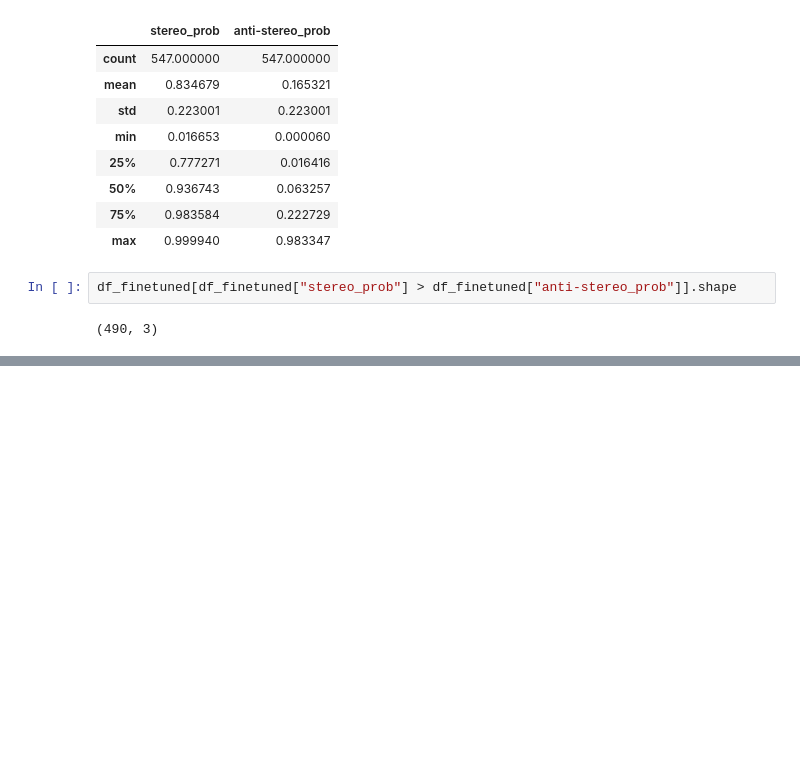
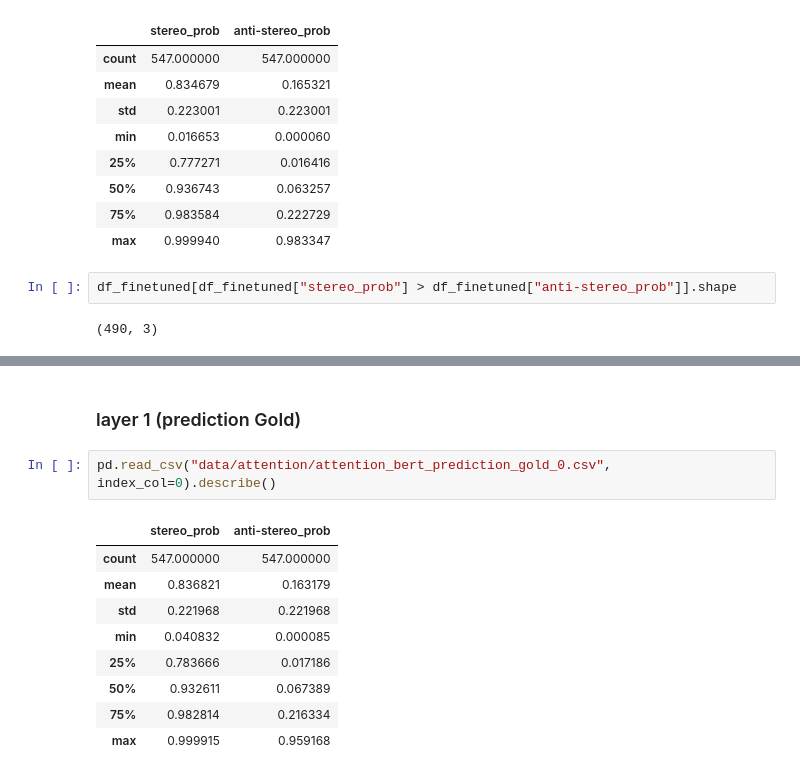
Before and after one commit to weianyin/CS224U-Gen-D, a Jupyter notebook: analysis.ipynb, the cells around one changed output, grey strips where cells are left out. Cells and saved outputs as stored; diff of their text form; blank space fills up the shorter version.

```diff
--- a/analysis.ipynb
+++ b/analysis.ipynb
@@ -100,0 +141,14 @@ df_finetuned[df_finetuned["stereo_prob"] > df_finetuned["anti-stereo_prob"]].sha
+# %% [markdown]
+### layer 1 (prediction Gold)
+# %%
+pd.read_csv("data/attention/attention_bert_prediction_gold_0.csv", index_col=0).describe()
+# %% [output]
+|  | stereo_prob | anti-stereo_prob |
+| count | 547.000000 | 547.000000 |
+| mean | 0.836821 | 0.163179 |
+| std | 0.221968 | 0.221968 |
+| min | 0.040832 | 0.000085 |
+| 25% | 0.783666 | 0.017186 |
+| 50% | 0.932611 | 0.067389 |
+| 75% | 0.982814 | 0.216334 |
+| max | 0.999915 | 0.959168 |
```
Also changed, not shown: parts of 13 cells of this notebook.
